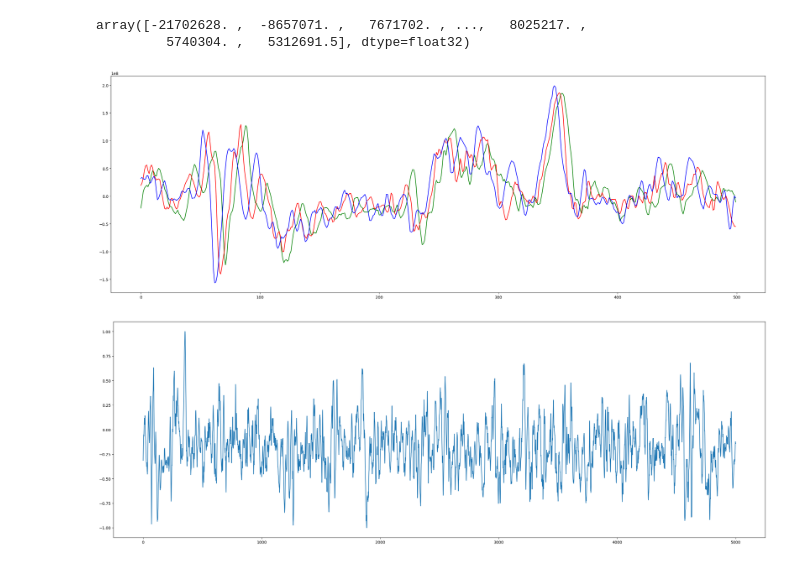
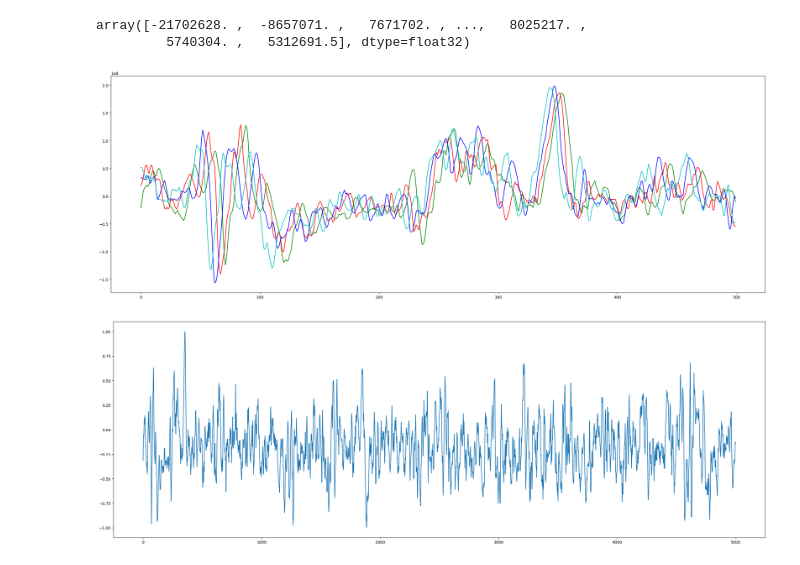
Before and after one commit to giovanni-grieco/ProgettoML, a Jupyter notebook: main/main.ipynb, the cells around one changed output. Cells and saved outputs as stored; diff of their text form; code cells hidden in the pictures.

```diff
--- a/main/main.ipynb
+++ b/main/main.ipynb
@@ -26,13 +26,14 @@ array([-21702628. ,  -8657071. ,   7671702. , ...,   8025217. ,
 # %%
 #Plot the first channel
 plt.figure(figsize=(30,10))
 plt.plot(dataSet['1']['trimmedMatrix'][0][:500], 'g')
 plt.plot(dataSet['2']['trimmedMatrix'][0][:500], 'r')
 plt.plot(dataSet['3']['trimmedMatrix'][0][:500], 'b')
-#plt.plot(dataSet['4']['trimmedMatrix'][0][:1000])
+plt.plot(dataSet['4']['trimmedMatrix'][0][:500], 'c')
+#plt.plot(dataSet['39']['trimmedMatrix'][0][:500],'y')
 plt.show()
 # %% [output]
-[figure, old version]
+[figure, new version]
 # %%
 #normalise data to -1 to 1
 def normalise(data):
```
